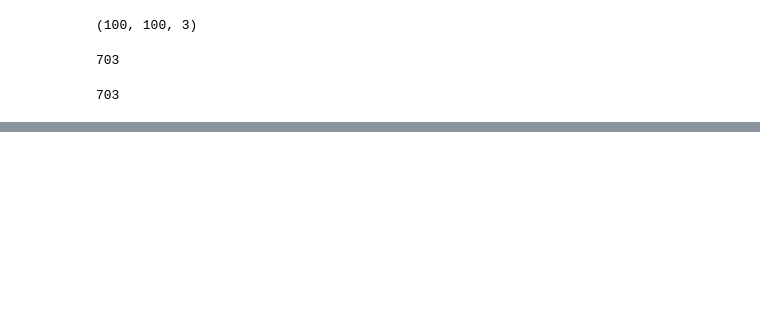
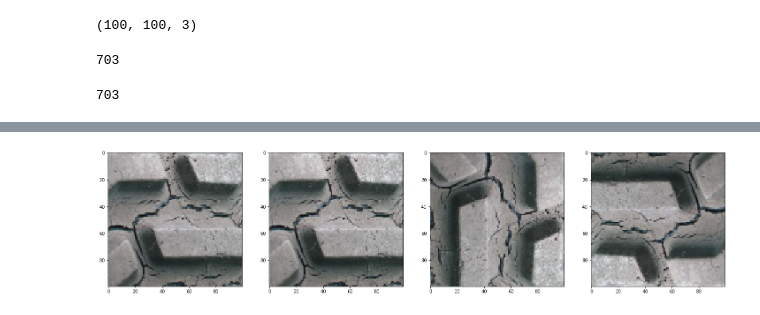
Before and after one commit to GavinK-ai/cv, a Jupyter notebook: myproject/cvPrj/cvPrj.ipynb, the cells around one changed output, grey strips where cells are left out. Drawn from its saved outputs; the diff is of its cells as text; code cells hidden in the pictures; blank space fills up the shorter version.

```diff
--- a/myproject/cvPrj/cvPrj.ipynb
+++ b/myproject/cvPrj/cvPrj.ipynb
@@ -82,0 +83,30 @@ plt.imshow(train_data[6])
+# %%
+trainImage = train_data[0]
+
+noise_traindata = trainImage.copy()
+noise_traindata = (noise_traindata + np.random.rand(*noise_traindata.shape)/1.1)
+noise_traindata = noise_traindata/np.max(noise_traindata)
+
+rot90 = trainImage.copy()
+rot90 = cv2.rotate(rot90,cv2.ROTATE_90_CLOCKWISE)
+
+imgflip = trainImage.copy()
+imgflip = cv2.flip(imgflip, -1)
+
+plt.figure(figsize=(25,25))
+
+plt.subplot(2,4,2)
+plt.imshow(noise_traindata)
+
+plt.subplot(2,4,1)
+plt.imshow(trainImage)
+
+plt.subplot(2,4,3)
+plt.imshow(rot90)
+
+plt.subplot(2,4,4)
+plt.imshow(imgflip)
+
+plt.show()
+# %% [output]
+[figure, added]
```
Also changed, not shown: parts of 3 cells of this notebook, 3 other files.
